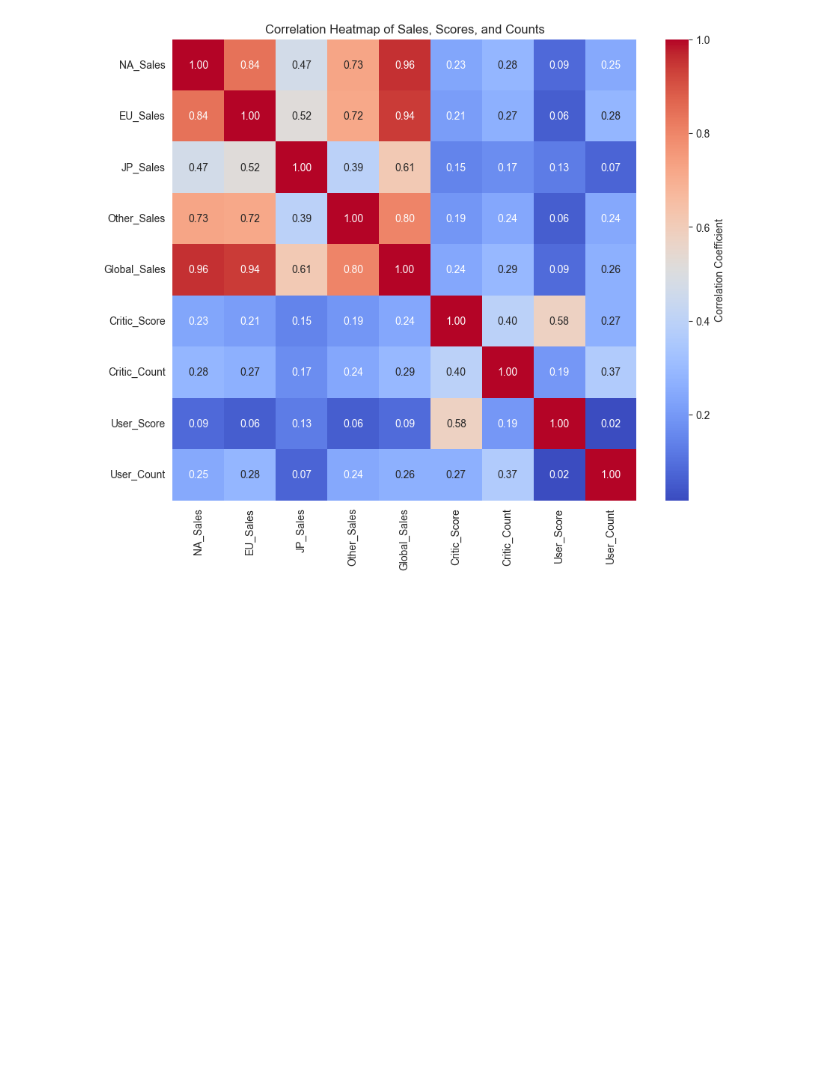
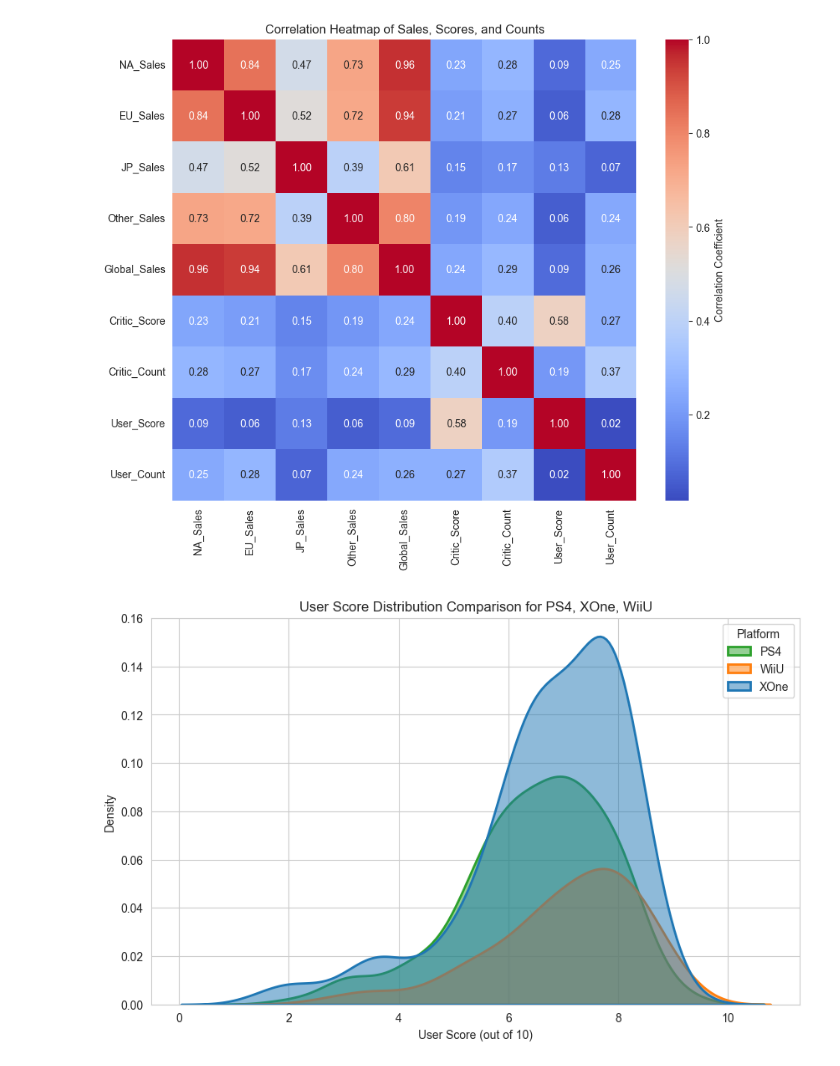
Before and after one commit to TinganYu/2025fall-Data-Science, a Jupyter notebook: EDA.ipynb, the cells around one changed output. Cells and saved outputs as stored; diff of their text form; code cells hidden in the pictures; blank space fills up the shorter version.

```diff
--- a/EDA.ipynb
+++ b/EDA.ipynb
@@ -109,3 +111,41 @@ plt.show()
 # 2. See which count/score variable has the strongest relationship with Global_Sales.
 # %% [output]
 [figure]
+# %%
+import pandas as pd
+import numpy as np
+import matplotlib.pyplot as plt
+import seaborn as sns
+
+# Load the cleaned data (assuming it's loaded as 'df')
+# df = pd.read_csv('cleaned_video_games_data.csv')
+
+# --- Data Preparation ---
+# Select two or three interesting platforms for comparison
+selected_platforms = ['PS4', 'XOne', 'WiiU']
+df_platforms = df[df['Platform'].isin(selected_platforms)]
+
+# --- KDE Plot Visualization ---
+plt.figure(figsize=(10, 6))
+
+# Create the plot and capture the Axes object
+ax = sns.kdeplot(
+    data=df_platforms,
+    x='User_Score',
+    hue='Platform',
+    fill=True,
+    alpha=.5,
+    linewidth=2
+)
+
+plt.title(f'User Score Distribution Comparison for {", ".join(selected_platforms)}')
+plt.xlabel('User Score (out of 10)')
+plt.ylabel('Density')
+
+# FIX: Get unique platform names for the legend
+platform_names = df_platforms['Platform'].unique()
+ax.legend(title='Platform', labels=platform_names)
+
+plt.show()
+# %% [output]
+[figure, added]
```
Also changed, not shown: parts of 4 cells of this notebook.
